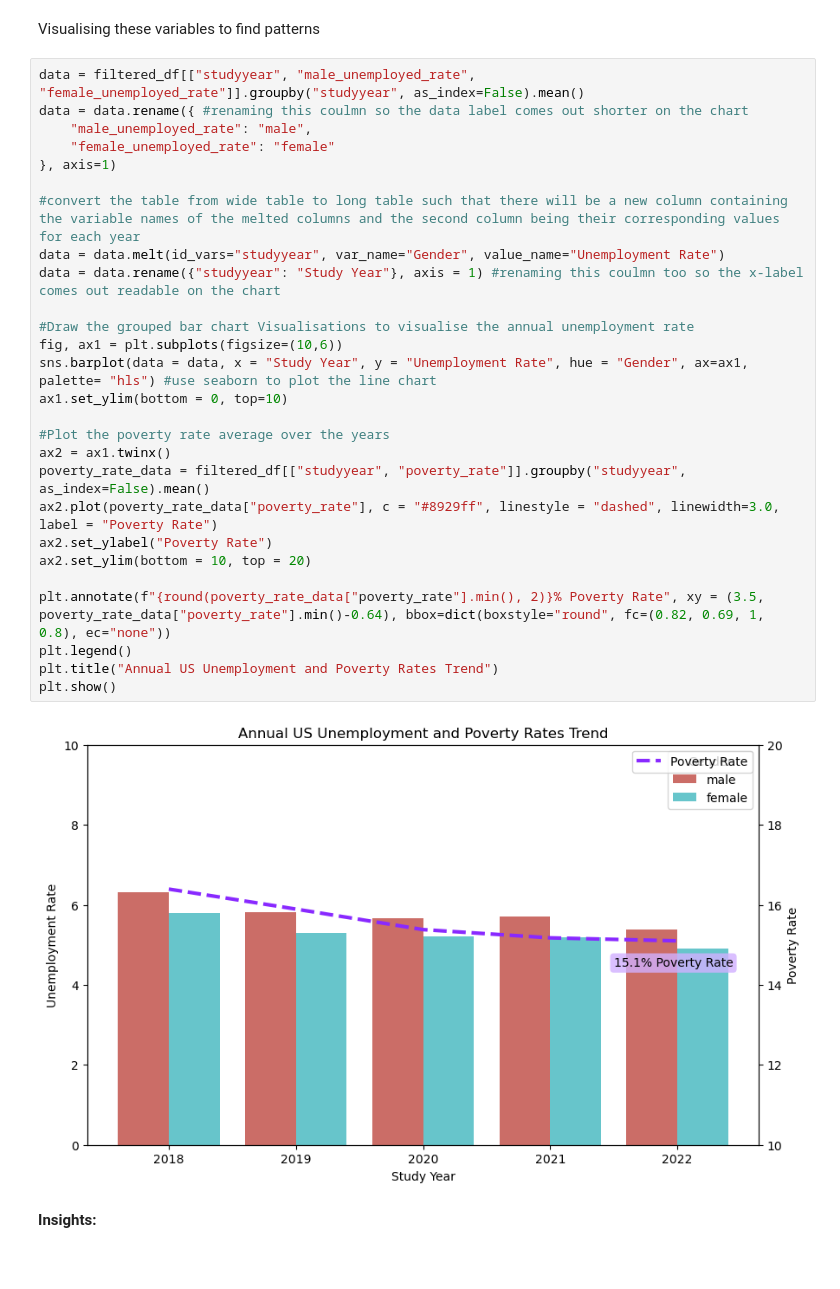
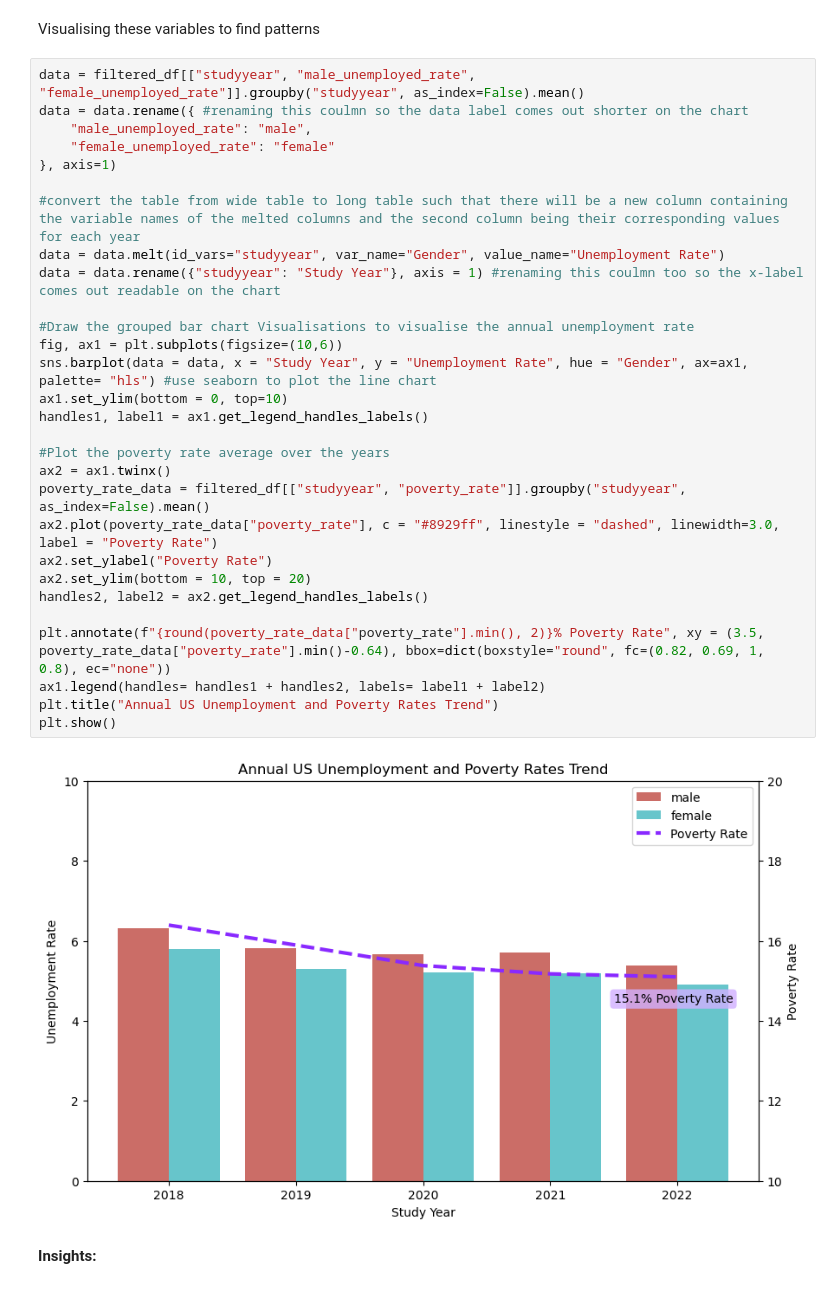
Before and after one commit to kaymighty86/us-poverty-rate-analysis, a Jupyter notebook: us_poverty_rate_analysis_notebook.ipynb, the cells around one changed output. Drawn from its saved outputs; the diff is of its cells as text.

Commit message:
improved the visualisations
Improved the visualisations by clarifying labels and legends.

```diff
--- a/us_poverty_rate_analysis_notebook.ipynb
+++ b/us_poverty_rate_analysis_notebook.ipynb
@@ -542,32 +542,34 @@ Visualising these variables to find patterns
 # %%
 data = filtered_df[["studyyear", "male_unemployed_rate", "female_unemployed_rate"]].groupby("studyyear", as_index=False).mean()
 data = data.rename({ #renaming this coulmn so the data label comes out shorter on the chart
     "male_unemployed_rate": "male",
     "female_unemployed_rate": "female"
 }, axis=1)
 
 #convert the table from wide table to long table such that there will be a new column containing the variable names of the melted columns and the second column being their corresponding values for each year
 data = data.melt(id_vars="studyyear", var_name="Gender", value_name="Unemployment Rate")
 data = data.rename({"studyyear": "Study Year"}, axis = 1) #renaming this coulmn too so the x-label comes out readable on the chart
 
 #Draw the grouped bar chart Visualisations to visualise the annual unemployment rate
 fig, ax1 = plt.subplots(figsize=(10,6))
 sns.barplot(data = data, x = "Study Year", y = "Unemployment Rate", hue = "Gender", ax=ax1, palette= "hls") #use seaborn to plot the line chart
 ax1.set_ylim(bottom = 0, top=10)
+handles1, label1 = ax1.get_legend_handles_labels()
 
 #Plot the poverty rate average over the years
 ax2 = ax1.twinx()
 poverty_rate_data = filtered_df[["studyyear", "poverty_rate"]].groupby("studyyear", as_index=False).mean()
 ax2.plot(poverty_rate_data["poverty_rate"], c = "#8929ff", linestyle = "dashed", linewidth=3.0, label = "Poverty Rate")
 ax2.set_ylabel("Poverty Rate")
 ax2.set_ylim(bottom = 10, top = 20)
+handles2, label2 = ax2.get_legend_handles_labels()
 
 plt.annotate(f"{round(poverty_rate_data["poverty_rate"].min(), 2)}% Poverty Rate", xy = (3.5, poverty_rate_data["poverty_rate"].min()-0.64), bbox=dict(boxstyle="round", fc=(0.82, 0.69, 1, 0.8), ec="none"))
-plt.legend()
+ax1.legend(handles= handles1 + handles2, labels= label1 + label2)
 plt.title("Annual US Unemployment and Poverty Rates Trend")
 plt.show()
 # %% [output]
-[figure, old version]
+[figure, new version]
 # %% [markdown]
 __Insights:__
 # %% [markdown]
```
Also changed, not shown: parts of 2 cells of this notebook.
